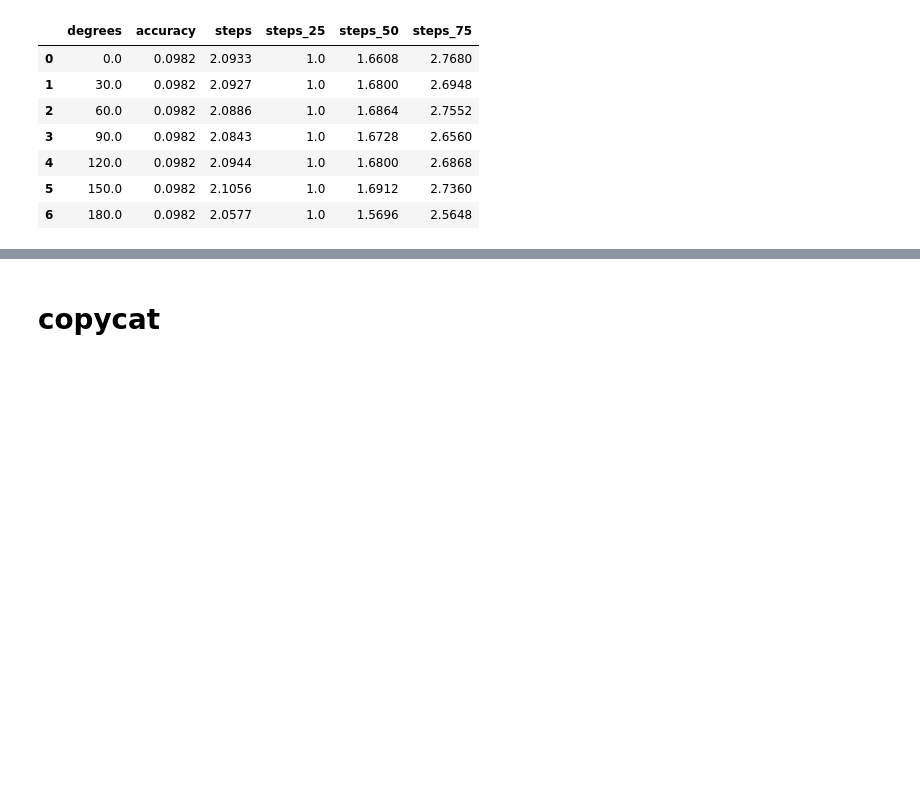
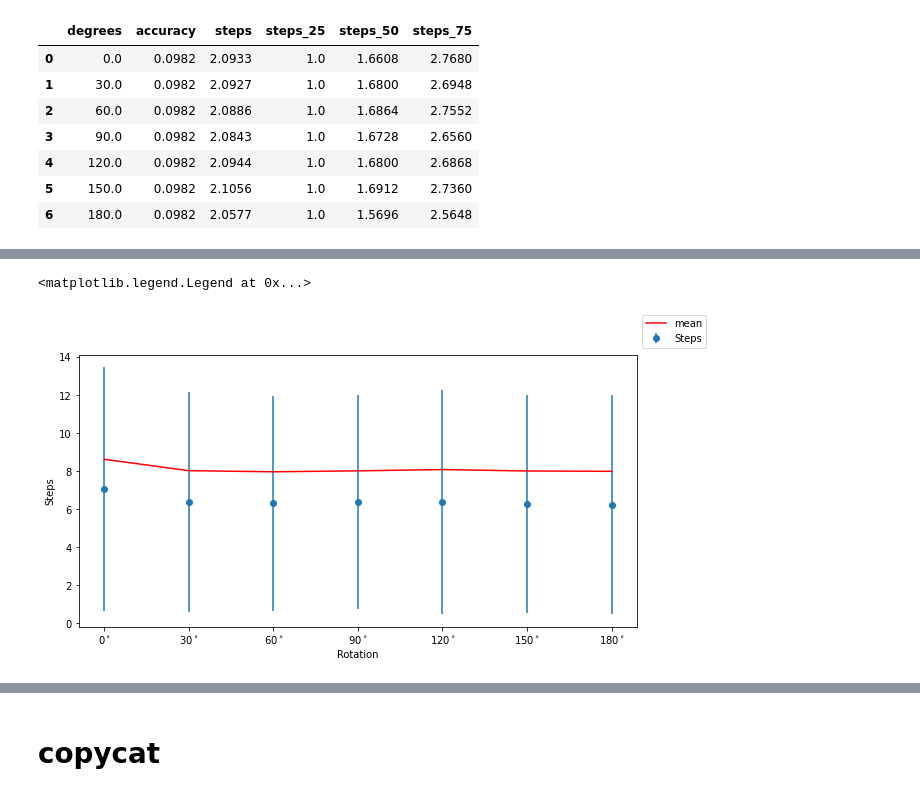
Before and after one commit to ellisbrown/PonderNet_MNIST, a Jupyter notebook: Untitled-1.ipynb, the cells around one changed output, grey strips where cells are left out. Cells and saved outputs as stored; diff of their text form; code cells hidden in the pictures; blank space fills up the shorter version.

```diff
--- a/Untitled-1.ipynb
+++ b/Untitled-1.ipynb
@@ -176,3 +219,20 @@ pd.DataFrame(stats)
+# %%
+# plot accuracy and steps vs. rotation with two y axes
+fig, ax1 = plt.subplots(figsize=(10,5))
+ax1.set_xlabel("Rotation")
+ax1.set_xticks(rots)
+ax1.set_xticklabels([f"${r}^\circ$" for r in rots.astype(int)])
+ax1.set_ylabel("Steps")
+ax1.errorbar(rots, steps_50, yerr=df.T["std"], fmt='o', label="Steps")
+# labels = ["25%", "50%", "75%"]
+# for l, s in zip(labels, [steps_25, steps_50, steps_75]):
+#     ax1.plot(rots, s, label=l, linestyle="dashed")
+ax1.plot(rots, steps, color="r", label="mean")
+# ax1.set_ylim(0,5)
+fig.legend()
+# %% [output]
+<matplotlib.legend.Legend at 0x...>
+[figure, added]
 # %%
 
 # plot accuracy and steps vs. rotation with two y axes
```
Also changed, not shown: parts of 10 cells of this notebook, 4 other files.
